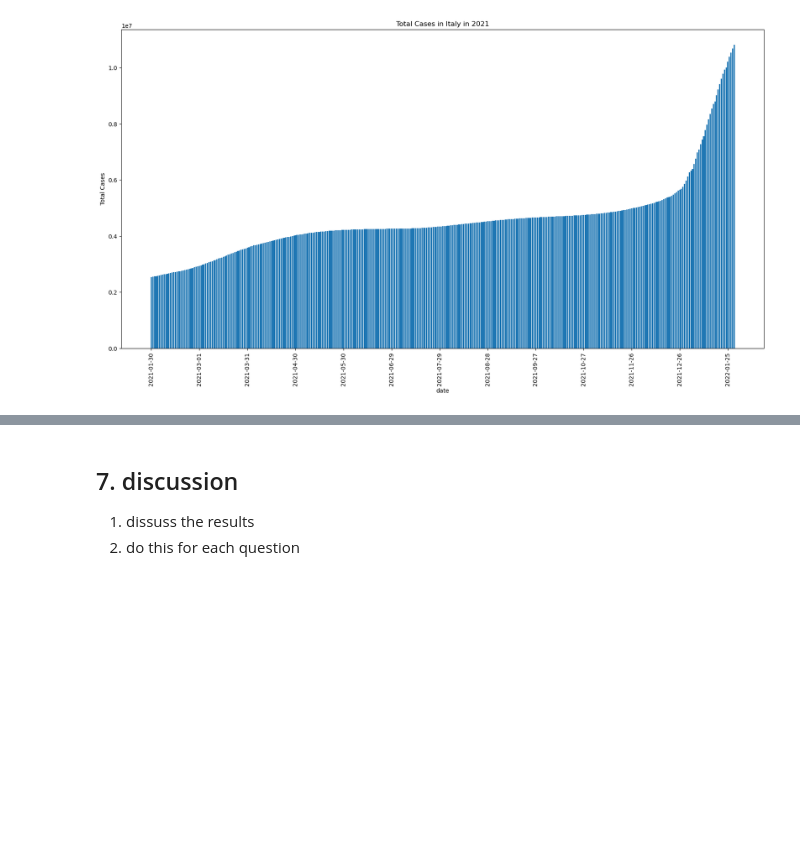
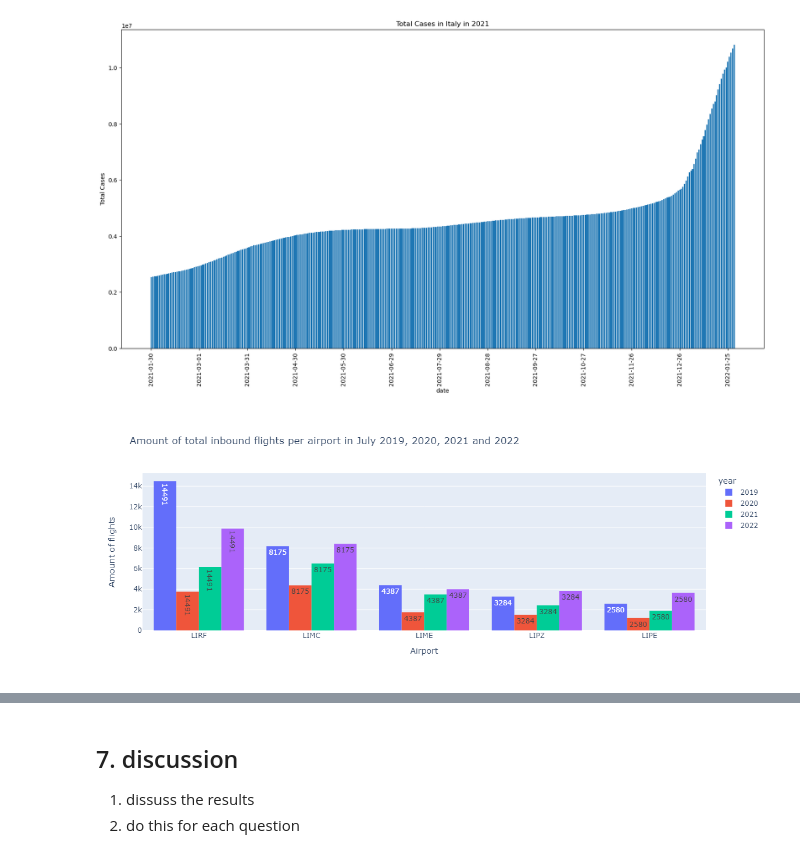
Before and after one commit to daanvanderk/TIL6010-LabAssignments, a Jupyter notebook: Project/Paper.ipynb, the cells around one changed output, grey strips where cells are left out. Saved outputs shown, nothing was run; the diff lists cells and outputs as text; code cells hidden in the pictures; blank space fills up the shorter version.

```diff
--- a/Project/Paper.ipynb
+++ b/Project/Paper.ipynb
@@ -128,0 +127,6 @@ Image(filename='Total Cases in Italy in 2021.png')
+# %%
+# load image Flights per airport.png and display them in the notebook
+
+Image(filename='Question 1 Flights per airport per year.png')
+# %% [output]
+[figure, added]
```
Also changed, not shown: parts of 4 cells of this notebook, 1 other file.
